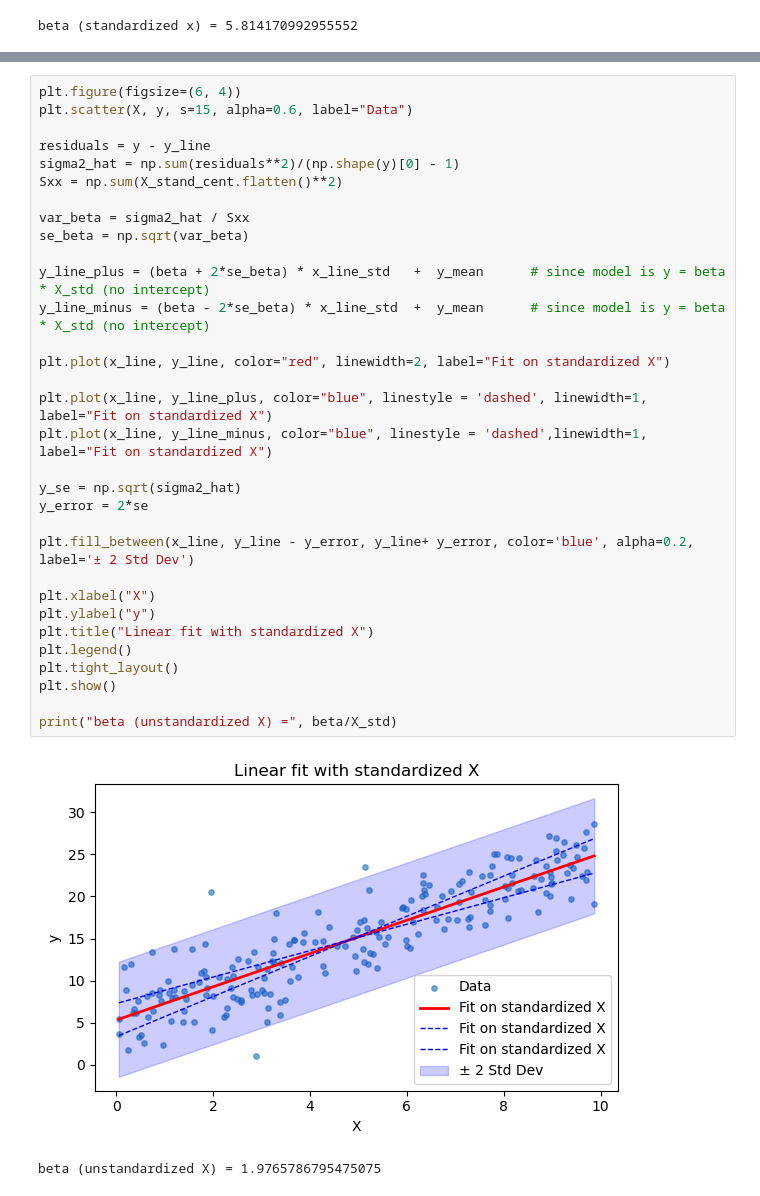
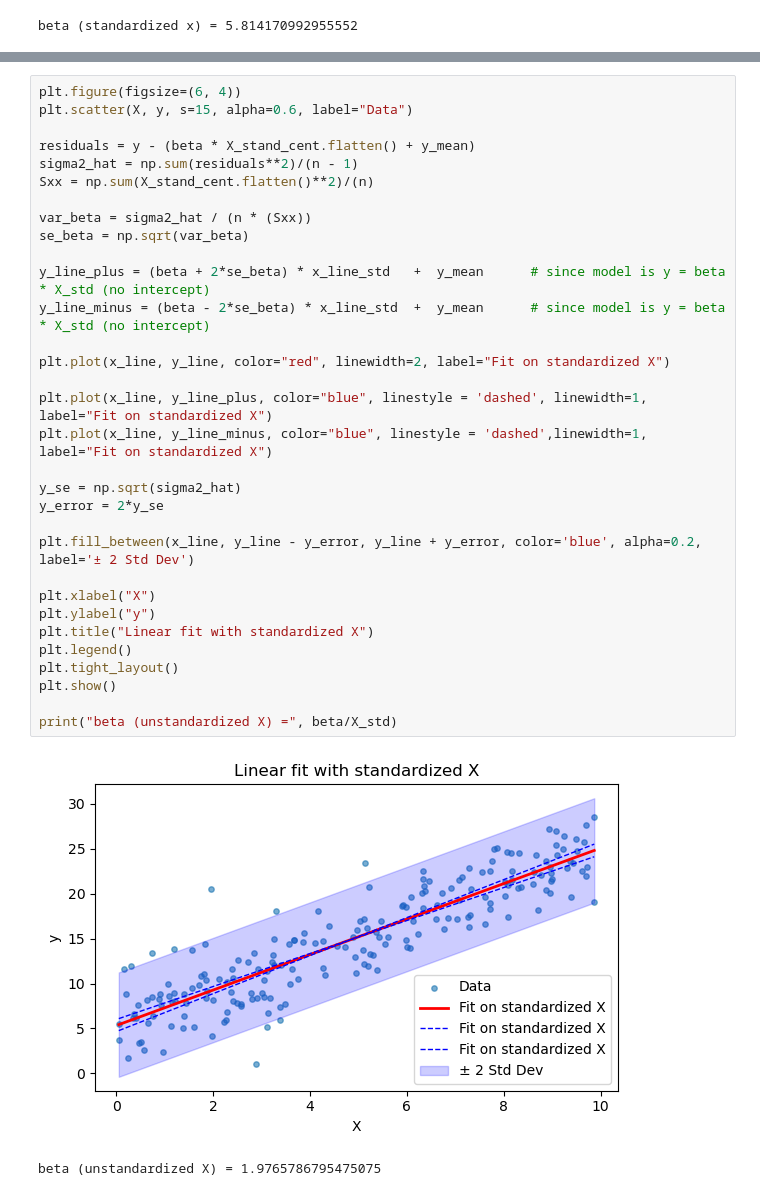
Before and after one commit to michaelmitch2002/param_est, a Jupyter notebook: lines.ipynb, the cells around one changed output, grey strips where cells are left out. Saved outputs shown, nothing was run; the diff lists cells and outputs as text.

```diff
--- a/lines.ipynb
+++ b/lines.ipynb
@@ -295,36 +358,36 @@ $$
 # %%
 plt.figure(figsize=(6, 4))
 plt.scatter(X, y, s=15, alpha=0.6, label="Data")
 
-residuals = y - y_line
-sigma2_hat = np.sum(residuals**2)/(np.shape(y)[0] - 1)
-Sxx = np.sum(X_stand_cent.flatten()**2)
+residuals = y - (beta * X_stand_cent.flatten() + y_mean)
+sigma2_hat = np.sum(residuals**2)/(n - 1)
+Sxx = np.sum(X_stand_cent.flatten()**2)/(n)
 
-var_beta = sigma2_hat / Sxx
+var_beta = sigma2_hat / (n * (Sxx))
 se_beta = np.sqrt(var_beta)
 
 y_line_plus = (beta + 2*se_beta) * x_line_std   +  y_mean      # since model is y = beta * X_std (no intercept)
 y_line_minus = (beta - 2*se_beta) * x_line_std  +  y_mean      # since model is y = beta * X_std (no intercept)
 
 plt.plot(x_line, y_line, color="red", linewidth=2, label="Fit on standardized X")
 
 plt.plot(x_line, y_line_plus, color="blue", linestyle = 'dashed', linewidth=1, label="Fit on standardized X")
 plt.plot(x_line, y_line_minus, color="blue", linestyle = 'dashed',linewidth=1, label="Fit on standardized X")
 
 y_se = np.sqrt(sigma2_hat)
-y_error = 2*se
+y_error = 2*y_se
 
-plt.fill_between(x_line, y_line - y_error, y_line+ y_error, color='blue', alpha=0.2, label='± 2 Std Dev')
+plt.fill_between(x_line, y_line - y_error, y_line + y_error, color='blue', alpha=0.2, label='± 2 Std Dev')
 
 plt.xlabel("X")
 plt.ylabel("y")
 plt.title("Linear fit with standardized X")
 plt.legend()
 plt.tight_layout()
 plt.show()
 
 print("beta (unstandardized X) =", beta/X_std)
 # %% [output]
-[figure, old version]
+[figure, new version]
 beta (unstandardized X) = 1.9765786795475075
 # %% [markdown]
```
Also changed, not shown: parts of 8 cells of this notebook.
